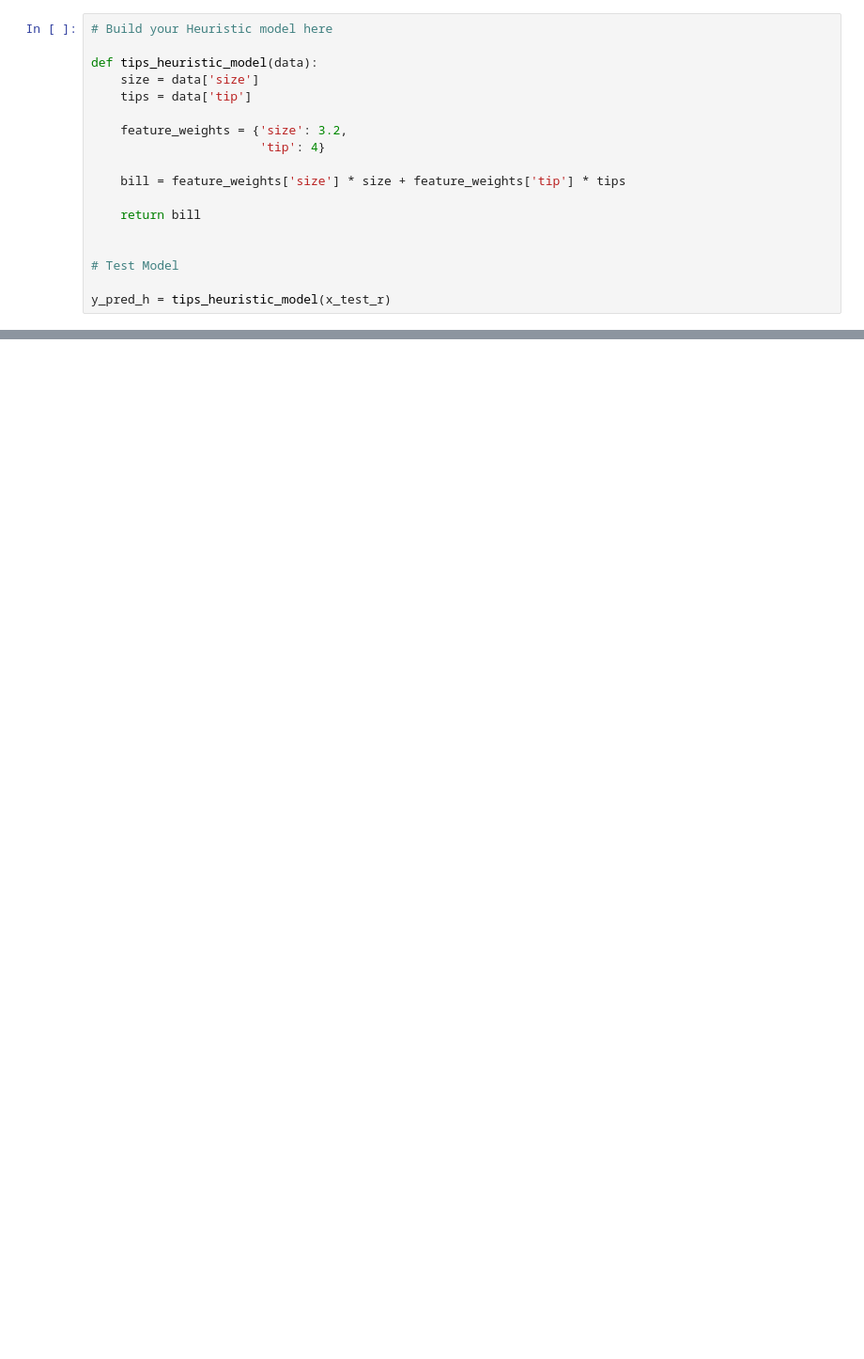
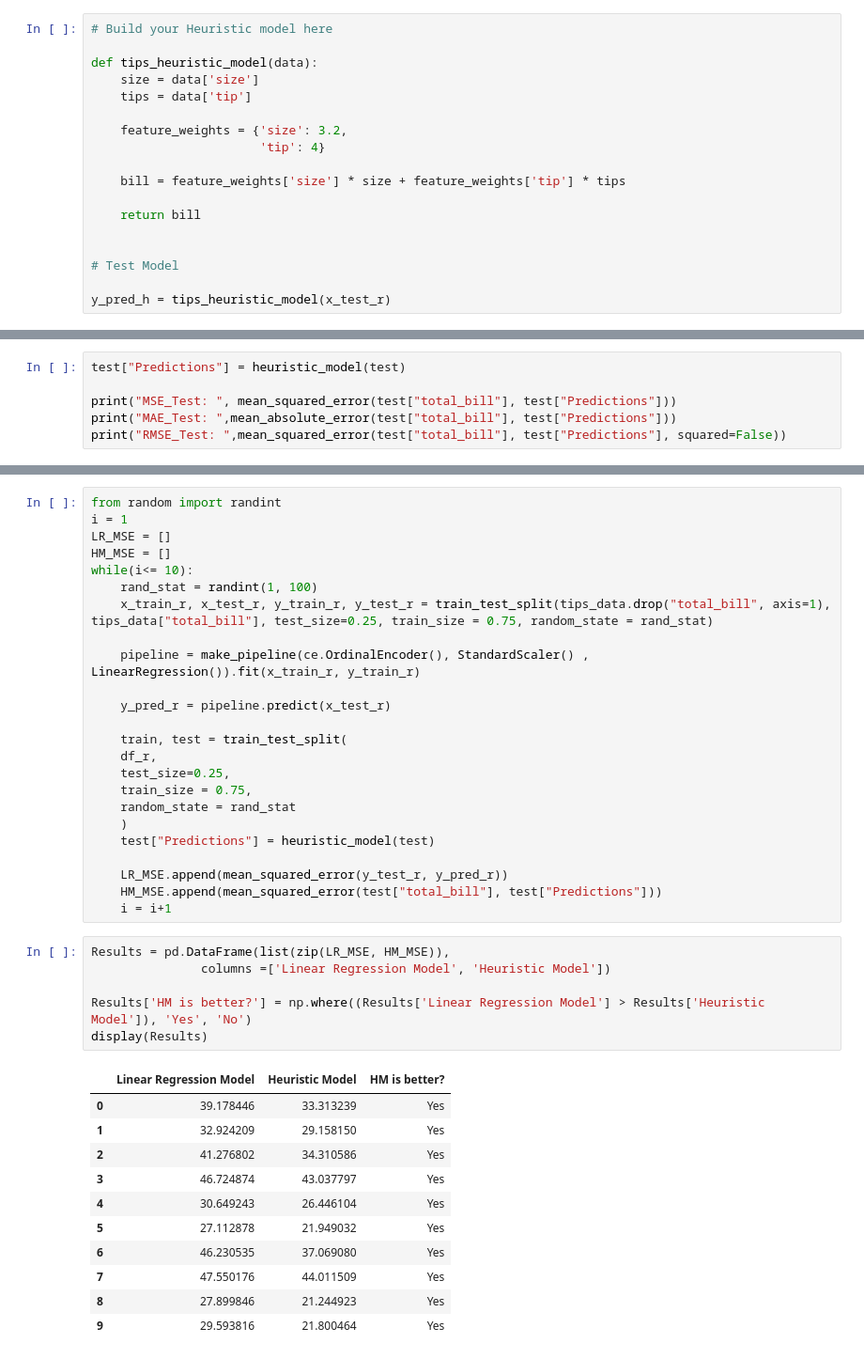
Before and after one commit to Yasmeenmad/data_science_assignments, a Jupyter notebook: Week10/intro_Machine_Learning_Project/Heuristic_Models_Project.ipynb, the cells around one changed output, grey strips where cells are left out. Shown at 94% size. Saved outputs shown, nothing was run; the diff lists cells and outputs as text; blank space fills up the shorter version.

```diff
--- a/Week10/intro_Machine_Learning_Project/Heuristic_Models_Project.ipynb
+++ b/Week10/intro_Machine_Learning_Project/Heuristic_Models_Project.ipynb
@@ -671,0 +766,6 @@ RMSE for Heuristics Model:  5.64073169884552
+# %%
+test["Predictions"] = heuristic_model(test)
+
+print("MSE_Test: ", mean_squared_error(test["total_bill"], test["Predictions"]))
+print("MAE_Test: ",mean_absolute_error(test["total_bill"], test["Predictions"]))
+print("RMSE_Test: ",mean_squared_error(test["total_bill"], test["Predictions"], squared=False))
@@ -671,0 +786,42 @@ RMSE for Heuristics Model:  5.64073169884552
+# %%
+from random import randint
+i = 1
+LR_MSE = []
+HM_MSE = []
+while(i<= 10):
+    rand_stat = randint(1, 100)
+    x_train_r, x_test_r, y_train_r, y_test_r = train_test_split(tips_data.drop("total_bill", axis=1), tips_data["total_bill"], test_size=0.25, train_size = 0.75, random_state = rand_stat)
+
+    pipeline = make_pipeline(ce.OrdinalEncoder(), StandardScaler() , LinearRegression()).fit(x_train_r, y_train_r)
+
+    y_pred_r = pipeline.predict(x_test_r)
+
+    train, test = train_test_split(
+    df_r,
+    test_size=0.25,
+    train_size = 0.75,
+    random_state = rand_stat
+    )
+    test["Predictions"] = heuristic_model(test)
+
+    LR_MSE.append(mean_squared_error(y_test_r, y_pred_r))
+    HM_MSE.append(mean_squared_error(test["total_bill"], test["Predictions"]))
+    i = i+1
+# %%
+Results = pd.DataFrame(list(zip(LR_MSE, HM_MSE)),
+               columns =['Linear Regression Model', 'Heuristic Model'])
+
+Results['HM is better?'] = np.where((Results['Linear Regression Model'] > Results['Heuristic Model']), 'Yes', 'No')
+display(Results)
+# %% [output]
+|  | Linear Regression Model | Heuristic Model | HM is better? |
+| 0 | 39.178446 | 33.313239 | Yes |
+| 1 | 32.924209 | 29.158150 | Yes |
+| 2 | 41.276802 | 34.310586 | Yes |
+| 3 | 46.724874 | 43.037797 | Yes |
+| 4 | 30.649243 | 26.446104 | Yes |
+| 5 | 27.112878 | 21.949032 | Yes |
+| 6 | 46.230535 | 37.069080 | Yes |
+| 7 | 47.550176 | 44.011509 | Yes |
+| 8 | 27.899846 | 21.244923 | Yes |
+| 9 | 29.593816 | 21.800464 | Yes |
```
Also changed, not shown: parts of 17 cells of this notebook.
